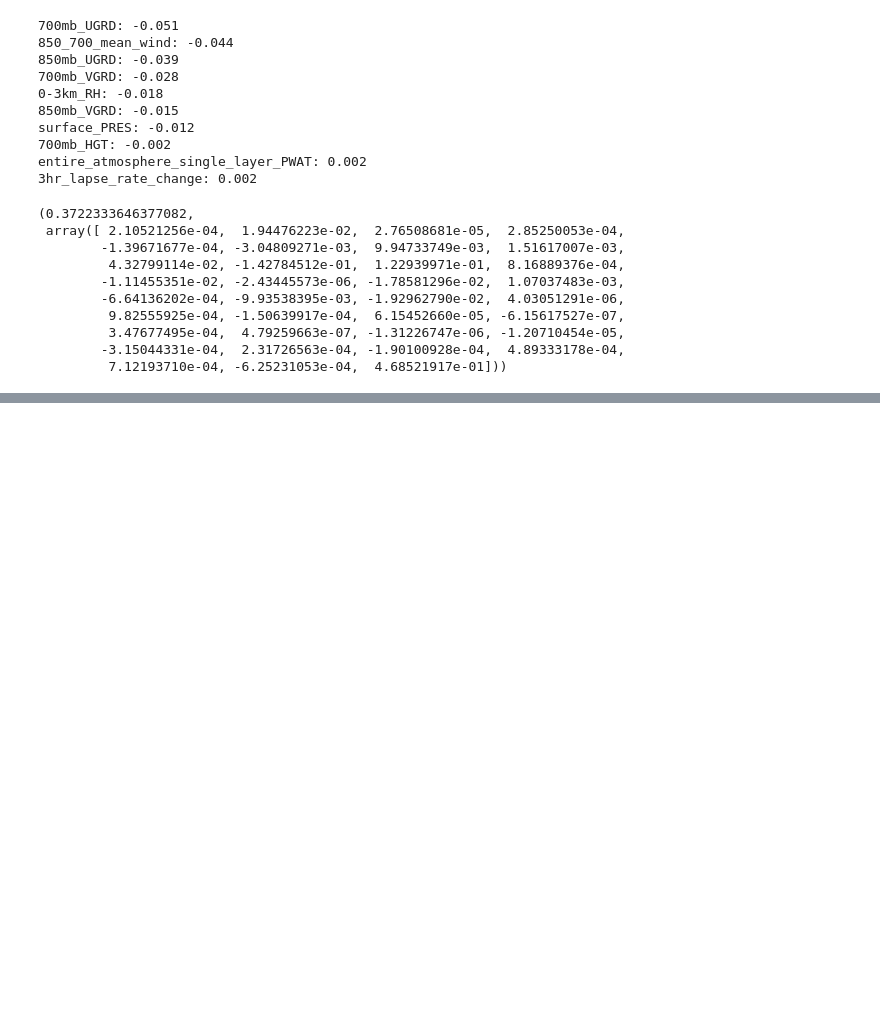
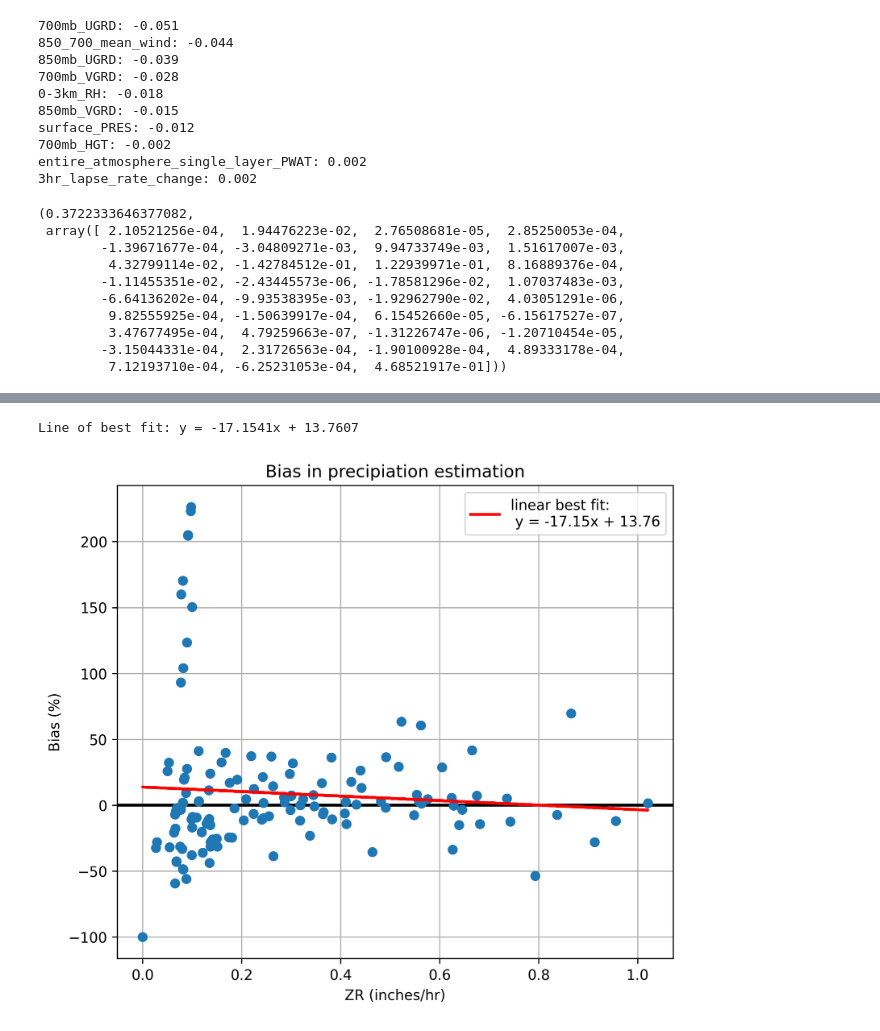
Before and after one commit to leharris3/piml-qpe, a Jupyter notebook: 12-26-25-add-categorical-labels.ipynb, the cells around one changed output, grey strips where cells are left out. Saved outputs shown, nothing was run; the diff lists cells and outputs as text; code cells hidden in the pictures; blank space fills up the shorter version.

```diff
--- a/12-26-25-add-categorical-labels.ipynb
+++ b/12-26-25-add-categorical-labels.ipynb
@@ -222,0 +333,6 @@ reg.score(X, y), reg.coef_
+# %%
+N_GROUPS = 2000
+
+subset = df_non_zero[["gauge_acc_in","mrms_q3evap_qpe"]]
+subset["group"] = pd.qcut(subset["gauge_acc_in"], q=N_GROUPS, labels=False, duplicates='drop')
+subset.groupby("group").quantile(.75)
@@ -222,0 +359,30 @@ reg.score(X, y), reg.coef_
+# %%
+bias_df = subset.groupby("group").mean()
+
+# note: index by [1: ] to avoid DB0
+m      = np.array(bias_df["gauge_acc_in"])[1:]
+ZR     = np.array(bias_df["mrms_q3evap_qpe"])[1:]
+bias_z = np.array(100 * ((ZR - m) / m))
+
+slope, intercept = np.polyfit(ZR, bias_z, 1)
+fit_line = slope * ZR + intercept
+
+fig, ax = plt.subplots(figsize=(7, 6), dpi=300)
+
+ax.axhline(y=0.0, color='black', linewidth=2)
+ax.scatter(ZR, bias_z, zorder=3)
+ax.plot(ZR, fit_line, color='red', linewidth=2,
+        label=f'linear best fit:\n y = {slope:.2f}x + {intercept:.2f}', zorder=4)
+
+# ax.set_ylim(-75, 75)
+
+ax.set_title("Bias in precipiation estimation")
+ax.set_xlabel("ZR (inches/hr)")
+ax.set_ylabel("Bias (%)")
+ax.grid(True)
+ax.legend()
+
+print(f"Line of best fit: y = {slope:.4f}x + {intercept:.4f}")
+# %% [output]
+Line of best fit: y = -17.1541x + 13.7607
+[figure, added]
```
Also changed, not shown: parts of 13 cells of this notebook.
